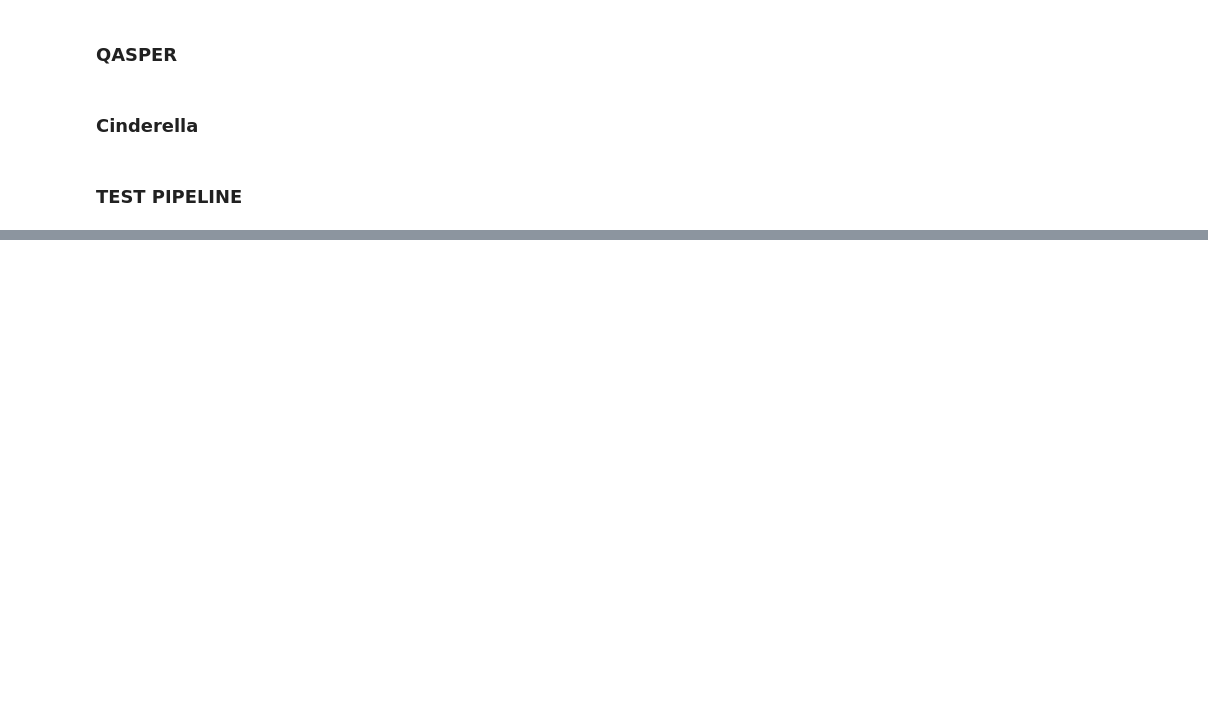
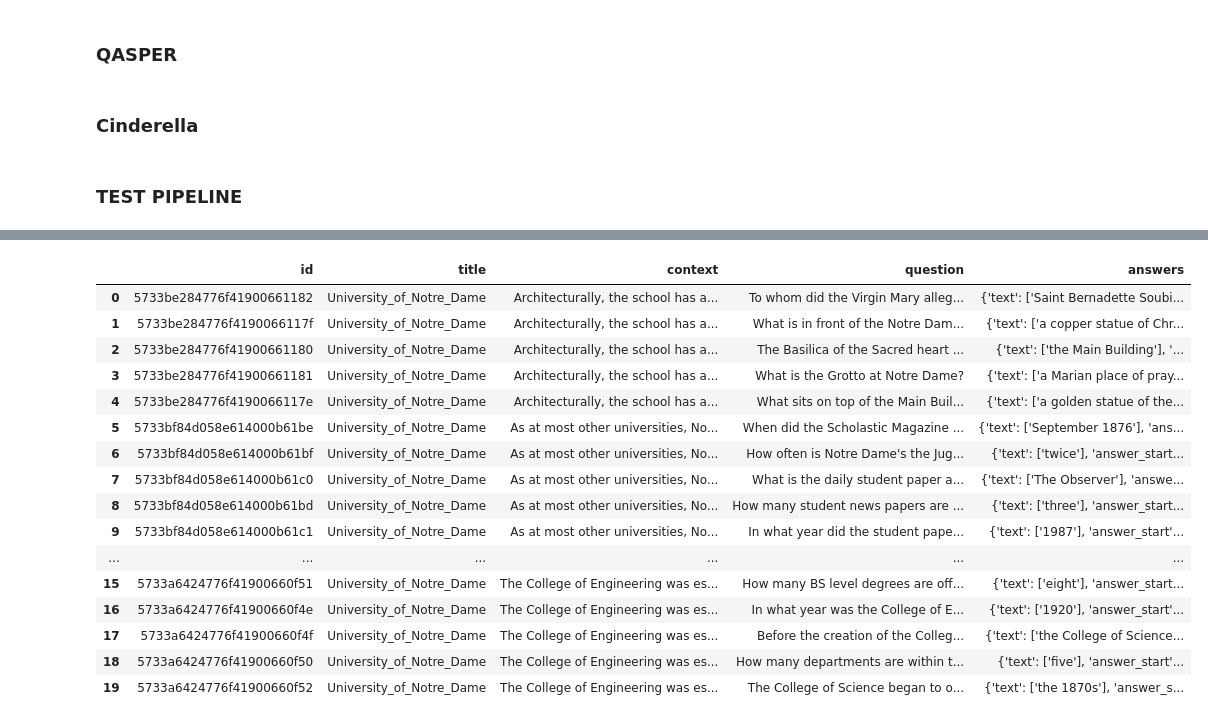
Before and after one commit to robitussin/EldenRing-GraphRAG, a Jupyter notebook: evaluate.ipynb, the cells around one changed output, grey strips where cells are left out. Saved outputs shown, nothing was run; the diff lists cells and outputs as text; code cells hidden in the pictures; blank space fills up the shorter version.

```diff
--- a/evaluate.ipynb
+++ b/evaluate.ipynb
@@ -470,0 +280,21 @@ labels=[{'Person': 'Person name without any adjectives, Remember a person may be
+# %%
+df_squad_reduced = df_squad[0:20]
+df_squad_reduced
+# %% [output]
+|  | id | title | context | question | answers |
+| 0 | 5733be284776f41900661182 | University_of_Notre_Dame | Architecturally, the school has a... | To whom did the Virgin Mary alleg... | {'text': ['Saint Bernadette Soubi... |
+| 1 | 5733be284776f4190066117f | University_of_Notre_Dame | Architecturally, the school has a... | What is in front of the Notre Dam... | {'text': ['a copper statue of Chr... |
+| 2 | 5733be284776f41900661180 | University_of_Notre_Dame | Architecturally, the school has a... | The Basilica of the Sacred heart ... | {'text': ['the Main Building'], '... |
+| 3 | 5733be284776f41900661181 | University_of_Notre_Dame | Architecturally, the school has a... | What is the Grotto at Notre Dame? | {'text': ['a Marian place of pray... |
+| 4 | 5733be284776f4190066117e | University_of_Notre_Dame | Architecturally, the school has a... | What sits on top of the Main Buil... | {'text': ['a golden statue of the... |
+| 5 | 5733bf84d058e614000b61be | University_of_Notre_Dame | As at most other universities, No... | When did the Scholastic Magazine ... | {'text': ['September 1876'], 'ans... |
+| 6 | 5733bf84d058e614000b61bf | University_of_Notre_Dame | As at most other universities, No... | How often is Notre Dame's the Jug... | {'text': ['twice'], 'answer_start... |
+| 7 | 5733bf84d058e614000b61c0 | University_of_Notre_Dame | As at most other universities, No... | What is the daily student paper a... | {'text': ['The Observer'], 'answe... |
+| 8 | 5733bf84d058e614000b61bd | University_of_Notre_Dame | As at most other universities, No... | How many student news papers are ... | {'text': ['three'], 'answer_start... |
+| 9 | 5733bf84d058e614000b61c1 | University_of_Notre_Dame | As at most other universities, No... | In what year did the student pape... | {'text': ['1987'], 'answer_start'... |
+| ... | ... | ... | ... | ... | ... |
+| 15 | 5733a6424776f41900660f51 | University_of_Notre_Dame | The College of Engineering was es... | How many BS level degrees are off... | {'text': ['eight'], 'answer_start... |
+| 16 | 5733a6424776f41900660f4e | University_of_Notre_Dame | The College of Engineering was es... | In what year was the College of E... | {'text': ['1920'], 'answer_start'... |
+| 17 | 5733a6424776f41900660f4f | University_of_Notre_Dame | The College of Engineering was es... | Before the creation of the Colleg... | {'text': ['the College of Science... |
+| 18 | 5733a6424776f41900660f50 | University_of_Notre_Dame | The College of Engineering was es... | How many departments are within t... | {'text': ['five'], 'answer_start'... |
+| 19 | 5733a6424776f41900660f52 | University_of_Notre_Dame | The College of Engineering was es... | The College of Science began to o... | {'text': ['the 1870s'], 'answer_s... |
```
Also changed, not shown: parts of 28 cells of this notebook, 13 other files.
